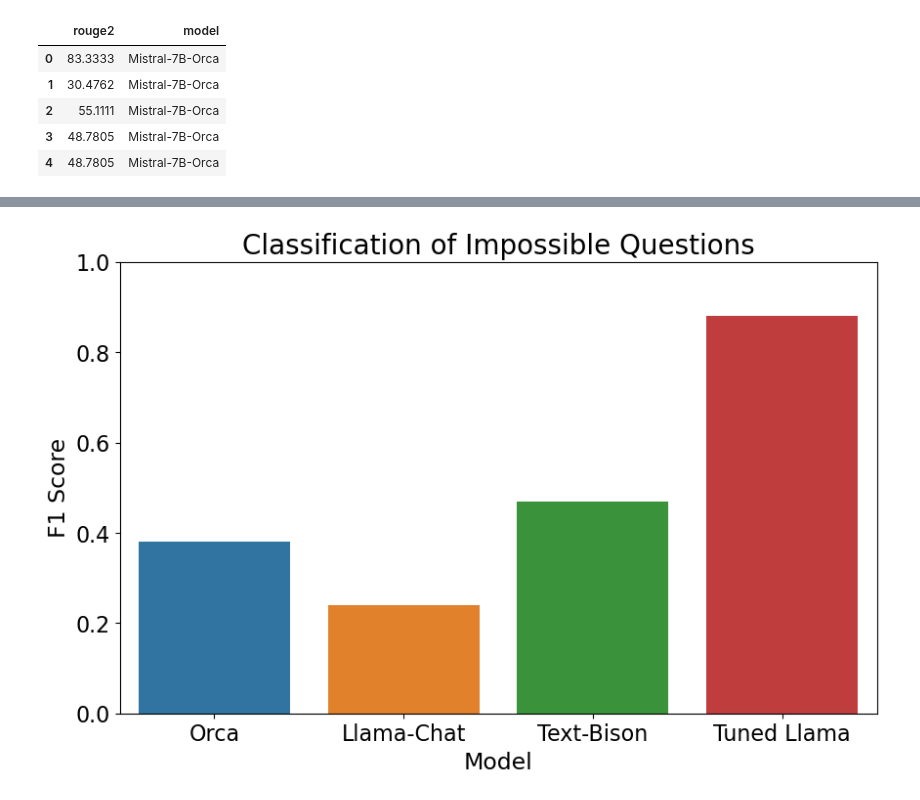
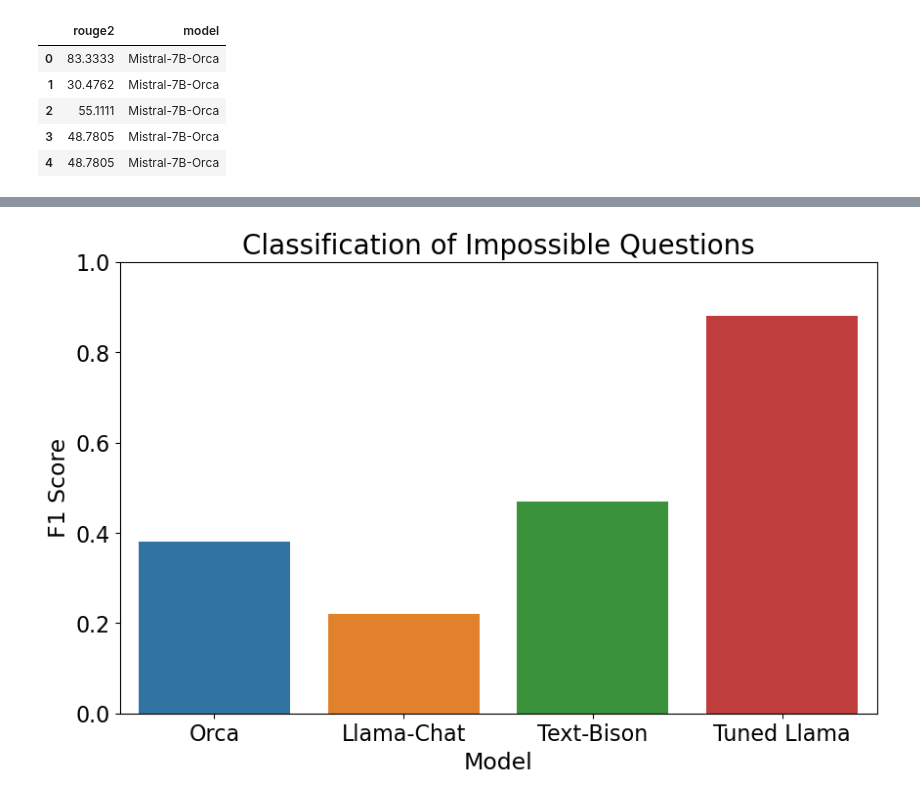
Before and after one commit to yw4401/FinBot, a Jupyter notebook: notebooks/examine_finetuning.ipynb, the cells around one changed output, grey strips where cells are left out. Drawn from its saved outputs; the diff is of its cells as text; code cells hidden in the pictures.

```diff
--- a/notebooks/examine_finetuning.ipynb
+++ b/notebooks/examine_finetuning.ipynb
@@ -118,15 +118,15 @@ plt.show()
 # %%
 plt.figure(figsize=(10,6))
-hallucination_df = pd.DataFrame({"F1": [0.38, 0.24, 0.47, 0.88], "Model": ["Orca", "Llama-Chat", "Text-Bison", "Tuned Llama"]})
+hallucination_df = pd.DataFrame({"F1": [0.38, 0.22, 0.47, 0.88], "Model": ["Orca", "Llama-Chat", "Text-Bison", "Tuned Llama"]})
 sns.barplot(hallucination_df, x="Model", y="F1", hue="Model")
 plt.ylim((0, 1))
 plt.xticks(fontsize=16)
 plt.yticks(fontsize=16)
 plt.xlabel("Model", fontsize=17)
 plt.ylabel("F1 Score", fontsize=17)
 plt.grid(False)
 plt.title("Classification of Impossible Questions", fontsize=20)
 plt.savefig(fname="qa_tune_hal.png", format="png")
 plt.show()
 # %% [output]
-[figure, old version]
+[figure, new version]
```
Also changed, not shown: parts of 1 cell of this notebook, 2 other files.
